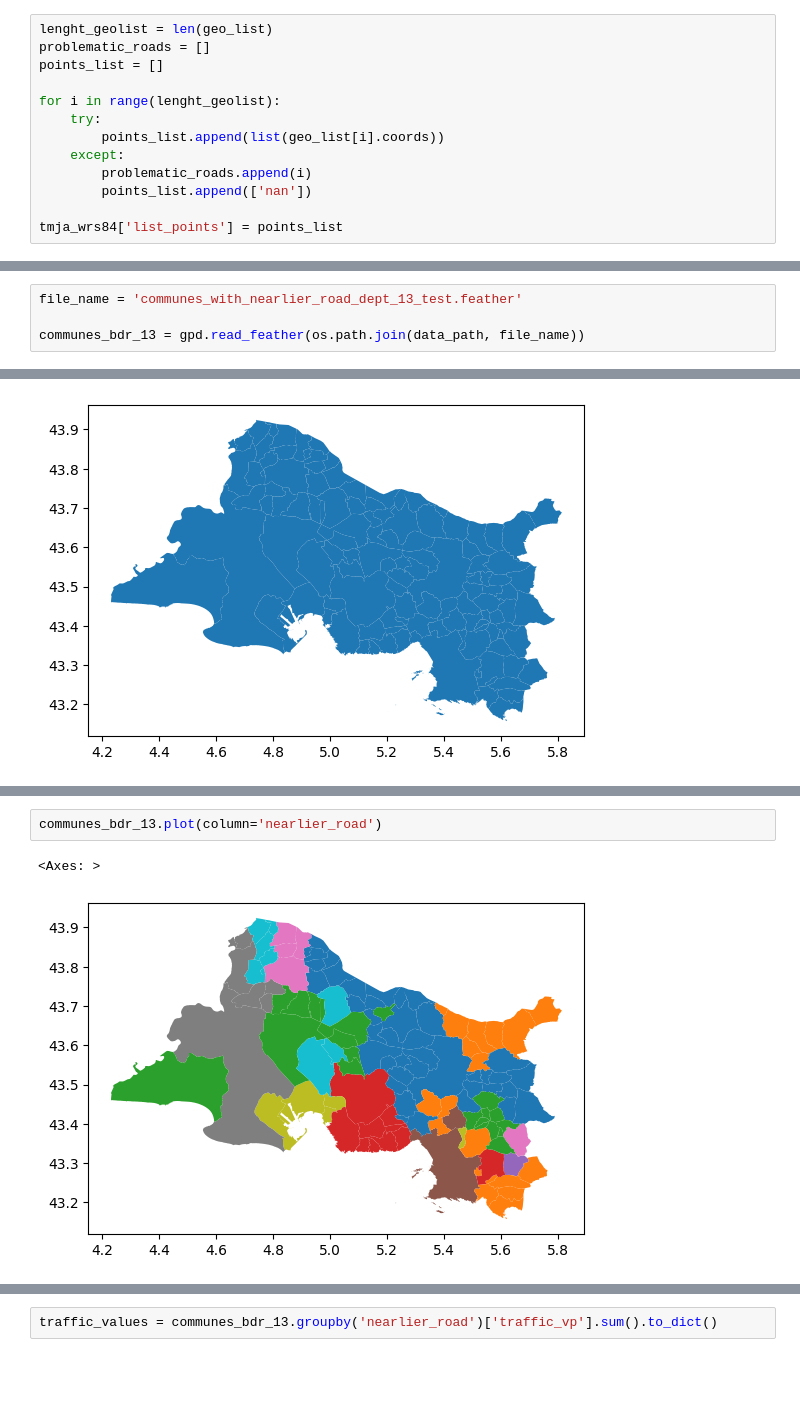
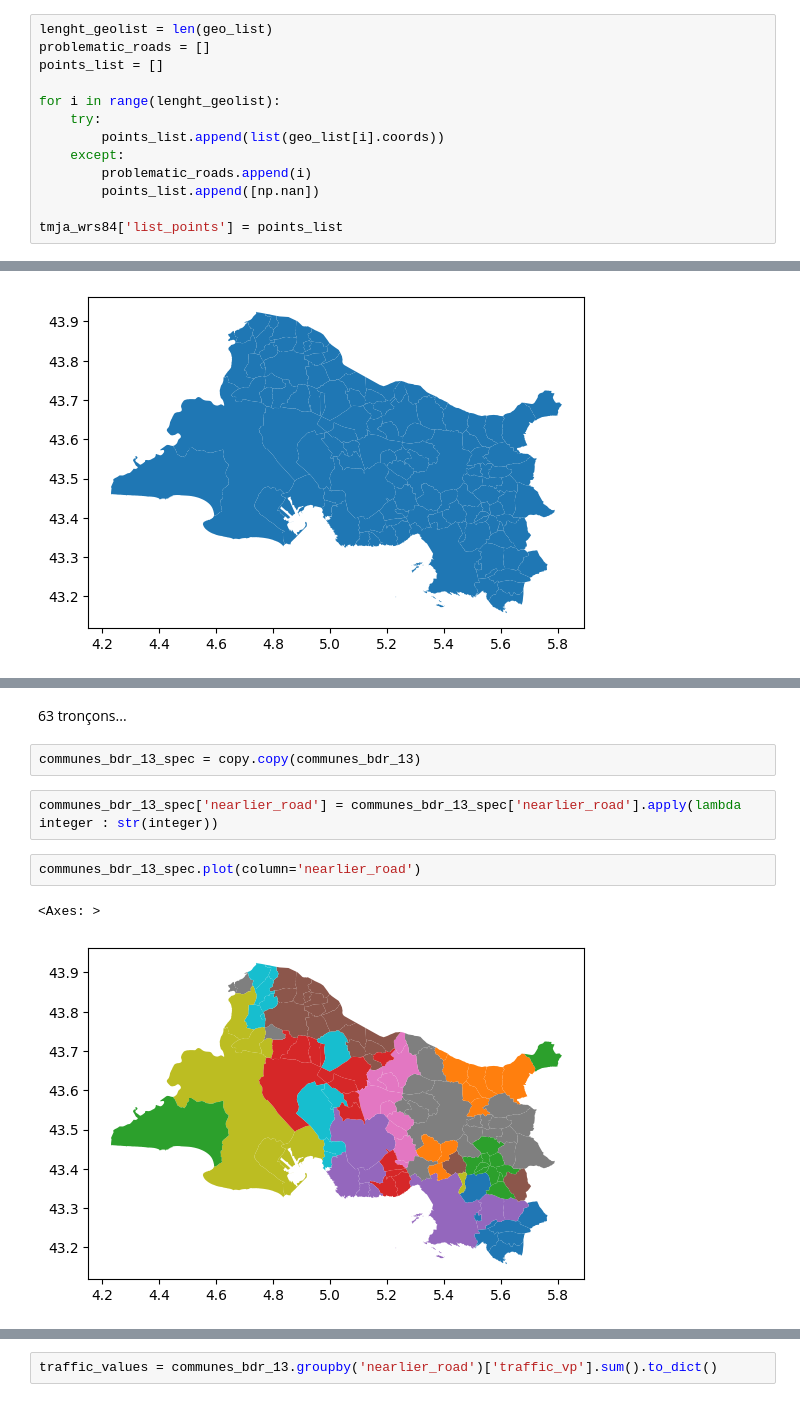
Before and after one commit to dataforgoodfr/batch11_e_cartomobile, a Jupyter notebook: notebooks/TMJA_et_extrapolation_tourisme.ipynb, the cells around one changed output, grey strips where cells are left out. Cells and saved outputs as stored; diff of their text form; blank space fills up the shorter version.

```diff
--- a/notebooks/TMJA_et_extrapolation_tourisme.ipynb
+++ b/notebooks/TMJA_et_extrapolation_tourisme.ipynb
@@ -66,6 +77,6 @@ for i in range(lenght_geolist):
         points_list.append(list(geo_list[i].coords))
     except:
         problematic_roads.append(i)
-        points_list.append(['nan'])
+        points_list.append([np.nan])
 
 tmja_wrs84['list_points'] = points_list
@@ -247,6 +350,2 @@ set(problematic_road)
 # %% [markdown]
 ---------
-# %%
-file_name = 'communes_with_nearlier_road_dept_13_test.feather'
-
-communes_bdr_13 = gpd.read_feather(os.path.join(data_path, file_name))
@@ -258,5 +377,11 @@ communes_bdr_13.plot()
+# %% [markdown]
+63 tronçons...
+# %%
+communes_bdr_13_spec = copy.copy(communes_bdr_13)
+# %%
+communes_bdr_13_spec['nearlier_road'] = communes_bdr_13_spec['nearlier_road'].apply(lambda integer : str(integer))
 # %%
-communes_bdr_13.plot(column='nearlier_road')
+communes_bdr_13_spec.plot(column='nearlier_road')
 # %% [output]
 <Axes: >
-[figure, old version]
+[figure, new version]
```
Also changed, not shown: parts of 71 cells of this notebook, 1 other file.
